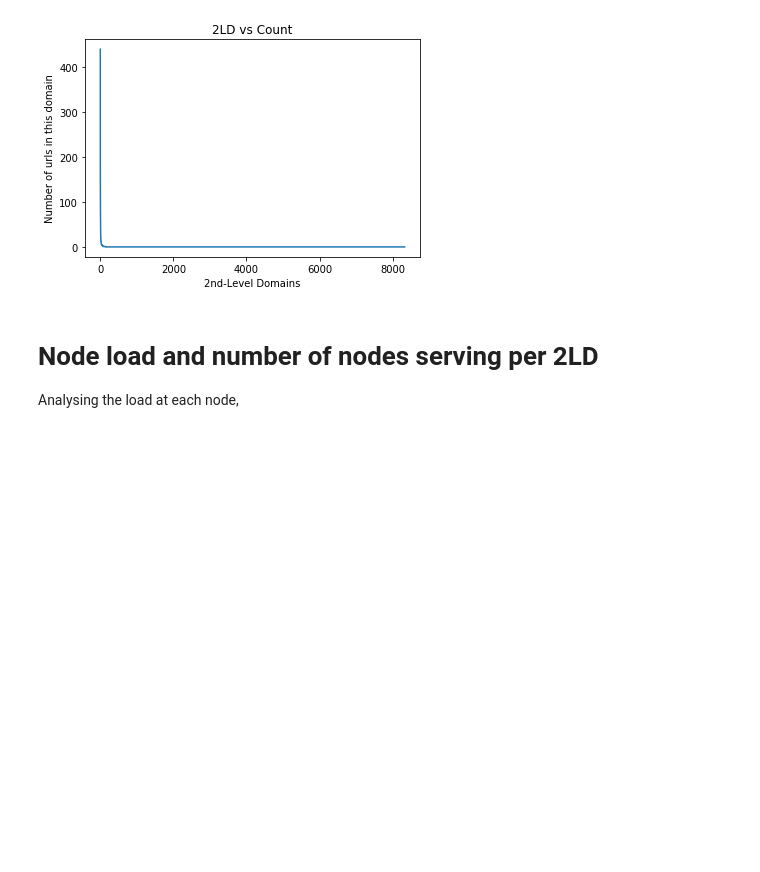
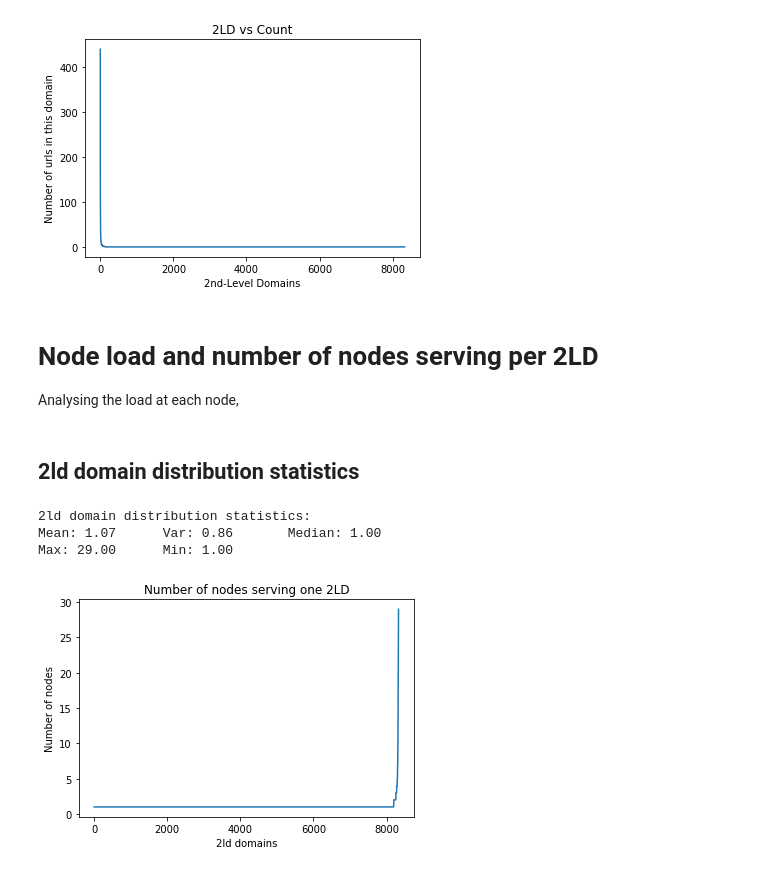
Before and after one commit to soumyadeep2007/dns_chord, a Jupyter notebook: src/chord/performance_analysis.ipynb, the cells around one changed output. Saved outputs shown, nothing was run; the diff lists cells and outputs as text; code cells hidden in the pictures; blank space fills up the shorter version.

Commit message:
Node load stats and 2ld nodes stats

```diff
--- a/src/chord/performance_analysis.ipynb
+++ b/src/chord/performance_analysis.ipynb
@@ -189,3 +189,49 @@ plt.show()
 # Node load and number of nodes serving per 2LD
 
 Analysing the load at each node,
+# %%
+node_load_count = dict()
+node_2ld_hops = dict()
+with open('../../test_large_final', 'r') as file:
+    for line in file.readlines():
+        line = line[:-3].split('CRITICAL:')[-1].strip()
+        line, hops_list = (line.split(" ['"))
+        hops_list = hops_list.split("', '")
+        line = line.strip().split(',')
+        url = line[0]
+        latency = line[1]
+        proc_time = line[2]
+        num_hops = line[3]
+        name_2ld = '.'.join(url.split('.')[-2:])
+        try:
+            node_2ld_hops[name_2ld].add(hops_list[-1])
+        except KeyError:
+            node_2ld_hops[name_2ld] = set({hops_list[-1]})
+        for hop in hops_list:
+            try:
+                node_load_count[hop]+=1
+            except KeyError:
+                node_load_count[hop]=1
+#         break
+
+
+node_2ld_count = sorted([len(v) for k,v in node_2ld_hops.items()])
+load_count = sorted(node_load_count.values())
+# %% [markdown]
+## 2ld domain distribution statistics
+# %%
+print('2ld domain distribution statistics:')
+mean_nodes = np.mean(node_2ld_count)
+std_nodes = np.std(node_2ld_count)
+print('Mean: %.2f\tVar: %.2f\tMedian: %.2f' % (mean_nodes, std_nodes, node_2ld_count[len(node_2ld_count)//2]))
+print('Max: %.2f\tMin: %.2f' % (max(node_2ld_count), min(node_2ld_count)))
+plt.plot(node_2ld_count)
+plt.title('Number of nodes serving one 2LD')
+plt.xlabel('2ld domains')
+plt.ylabel('Number of nodes')
+plt.show()
+# %% [output]
+2ld domain distribution statistics:
+Mean: 1.07      Var: 0.86       Median: 1.00
+Max: 29.00      Min: 1.00
+[figure, added]
```
Also changed, not shown: parts of 2 cells of this notebook.
